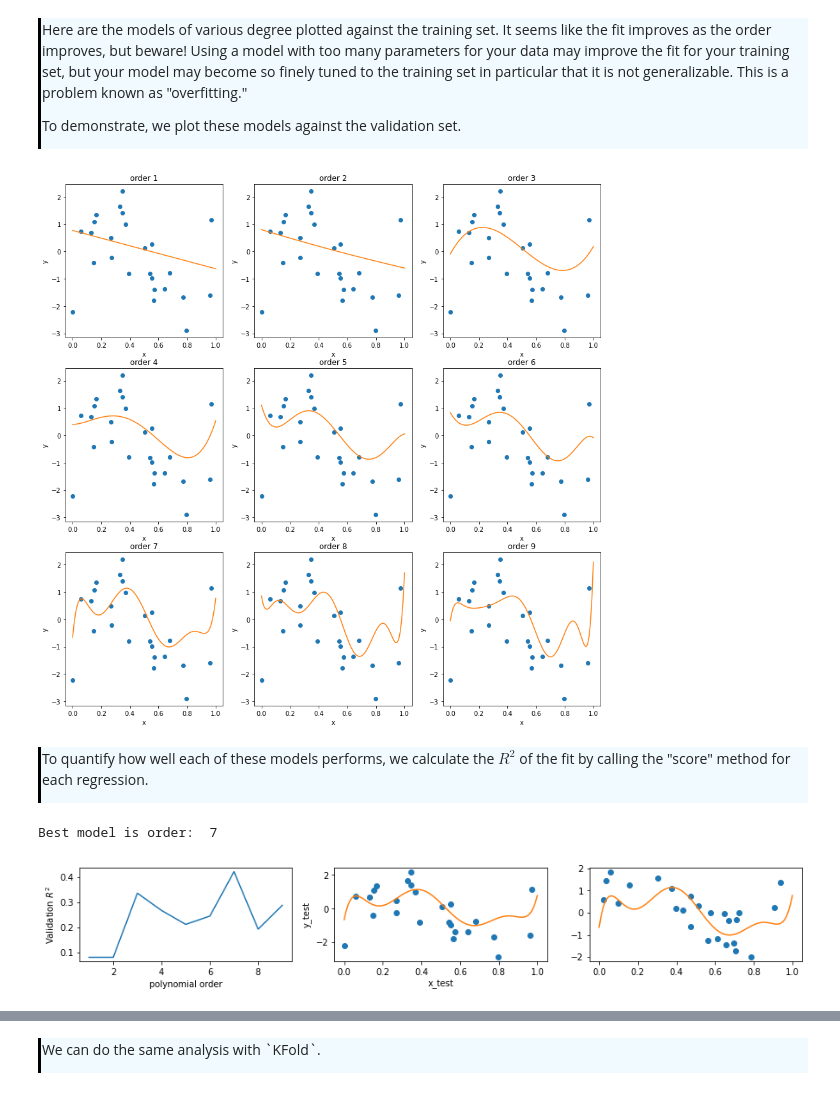
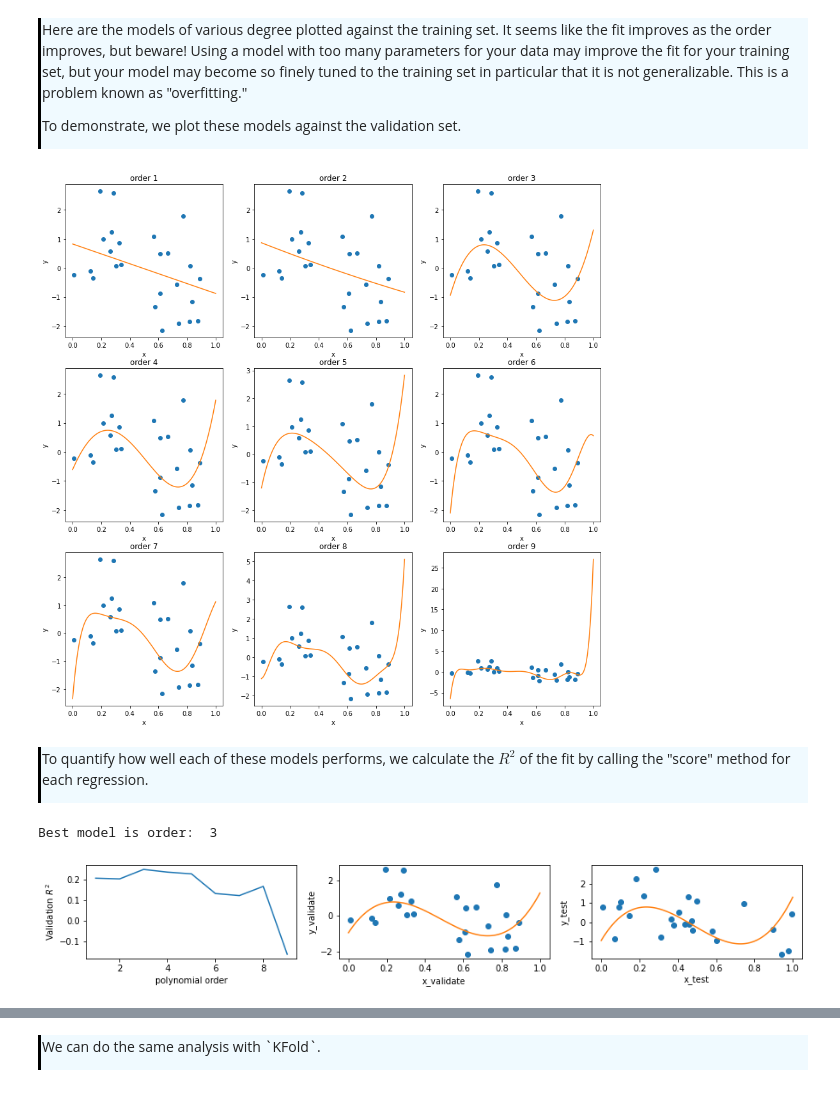
Before and after one commit to AllenInstitute/swdb_2022, a Jupyter notebook: Tutorials/Solutions/0_Regression_wSolutions.ipynb, the cells around one changed output, grey strips where cells are left out. Saved outputs shown, nothing was run; the diff lists cells and outputs as text; code cells hidden in the pictures.

```diff
--- a/Tutorials/Solutions/0_Regression_wSolutions.ipynb
+++ b/Tutorials/Solutions/0_Regression_wSolutions.ipynb
@@ -195,5 +197,5 @@ for ind, regression in enumerate(regression_list):
     ax[yi, xi].plot(x_bins, regression.predict(x_nth))
     ax[yi, xi].set_xlabel('x')
     ax[yi, xi].set_ylabel('y')
-    ax[yi, xi].set_title('order '+str(i+1))
+    ax[yi, xi].set_title('order '+str(ind+1))
 # %% [output]
@@ -220,7 +222,7 @@ for ind, regression in enumerate(regression_list):
     ax[yi, xi].set_ylabel('y')
     ax[yi, xi].set_title('order '+str(ind+1))
 # %% [output]
-[figure, old version]
+[figure, new version]
 # %% [markdown]
 <div style="border-left: 3px solid #000; padding: 1px; padding-left: 10px; background: #F0FAFF; ">
 <p>
@@ -230,34 +232,34 @@ To quantify how well each of these models performs, we calculate the $R^2$ of th
 # %%
 R2_vals = []
 
 for ind, regression in enumerate(regression_list):
     x_nth = nth_polynomial(x_validate, ind+1)
     R2 = regression.score(x_nth, y_validate)
     R2_vals.append(R2)
 
 order = np.arange(1,max_order+1)
 fig, ax = plt.subplots(1,3, figsize=(15,2))
 ax[0].plot(order, R2_vals)
 ax[0].set_ylabel('Validation $R^2$')
 ax[0].set_xlabel('polynomial order')
 
 best_model_index = np.argmax(R2_vals)
 regression_best = regression_list[best_model_index]
 
 ax[1].plot(x_validate, y_validate, 'o')
 x_nth = nth_polynomial(x_bins, best_model_index+1)
 ax[1].plot(x_bins, regression_best.predict(x_nth))
 ax[1].set_ylabel('y_validate')
 ax[1].set_xlabel('x_validate')
 
 
 ax[2].plot(x_test, y_test, 'o')
 ax[2].plot(x_bins, regression_best.predict(x_nth))
-ax[1].set_ylabel('y_test')
-ax[1].set_xlabel('x_test')
+ax[2].set_ylabel('y_test')
+ax[2].set_xlabel('x_test')
 
 print("Best model is order:  {}".format(best_model_index+1))
 # %% [output]
-Best model is order:  7
+Best model is order:  3
-[figure, old version]
+[figure, new version]
 # %% [markdown]
```
Also changed, not shown: parts of 50 cells of this notebook, 1 other file.
